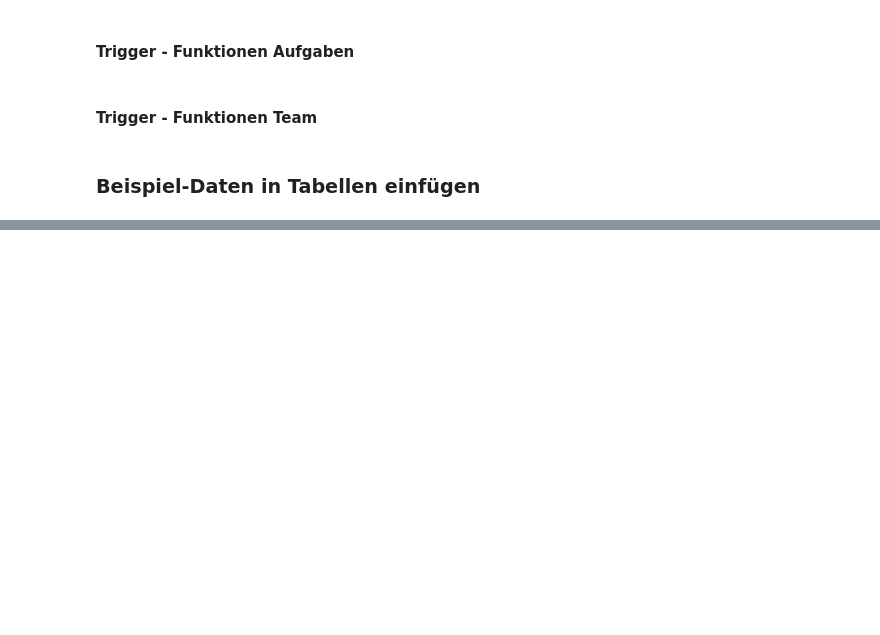
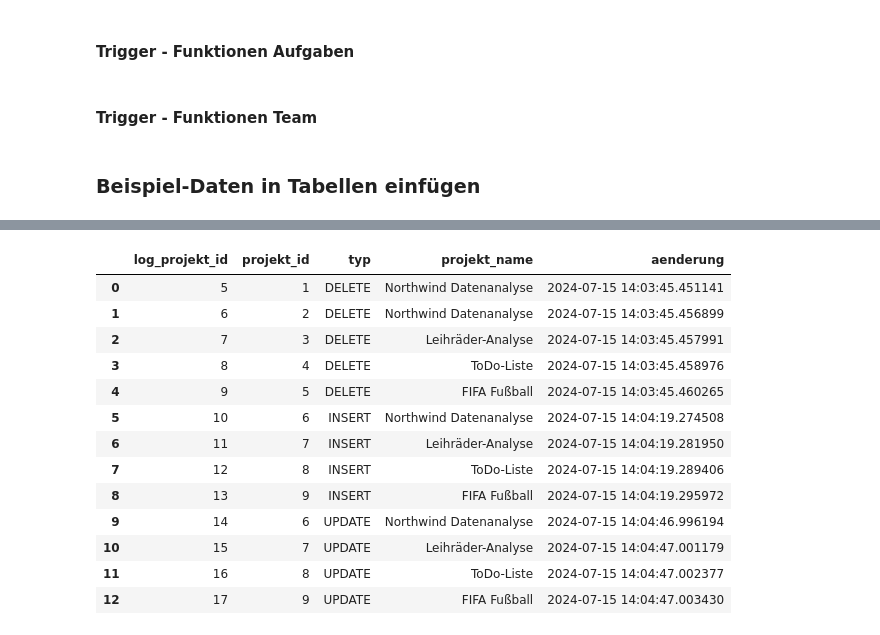
Before and after one commit to lisabeller/Praxisprojekt-SQL-Datenbank-todo-Liste, a Jupyter notebook: 202407_Datenbanken_SQL_Abschlussprojekt_LB.ipynb, the cells around one changed output, grey strips where cells are left out. Cells and saved outputs as stored; diff of their text form; code cells hidden in the pictures; blank space fills up the shorter version.

```diff
--- a/202407_Datenbanken_SQL_Abschlussprojekt_LB.ipynb
+++ b/202407_Datenbanken_SQL_Abschlussprojekt_LB.ipynb
@@ -639,0 +645,5 @@ aufgabe_9.insert()
+# %%
+with sa_eng.connect() as con:
+    aufgaben = pd.read_sql('aufgaben', con)
+
+aufgaben
@@ -639,0 +661,5 @@ aufgabe_9.insert()
+# %%
+with sa_eng.connect() as con:
+    projekte = pd.read_sql('projekte', con)
+
+projekte
@@ -639,0 +672,5 @@ aufgabe_9.insert()
+# %%
+with sa_eng.connect() as con:
+    team = pd.read_sql('team', con)
+
+team
@@ -639,0 +684,5 @@ aufgabe_9.insert()
+# %%
+with sa_eng.connect() as con:
+    team_log = pd.read_sql('team_log', con)
+
+team_log
@@ -639,0 +706,20 @@ aufgabe_9.insert()
+# %%
+with sa_eng.connect() as con:
+    projekte_log = pd.read_sql('projekte_log', con)
+
+projekte_log
+# %% [output]
+|  | log_projekt_id | projekt_id | typ | projekt_name | aenderung |
+| 0 | 5 | 1 | DELETE | Northwind Datenanalyse | 2024-07-15 14:03:45.451141 |
+| 1 | 6 | 2 | DELETE | Northwind Datenanalyse | 2024-07-15 14:03:45.456899 |
+| 2 | 7 | 3 | DELETE | Leihräder-Analyse | 2024-07-15 14:03:45.457991 |
+| 3 | 8 | 4 | DELETE | ToDo-Liste | 2024-07-15 14:03:45.458976 |
+| 4 | 9 | 5 | DELETE | FIFA Fußball | 2024-07-15 14:03:45.460265 |
+| 5 | 10 | 6 | INSERT | Northwind Datenanalyse | 2024-07-15 14:04:19.274508 |
+| 6 | 11 | 7 | INSERT | Leihräder-Analyse | 2024-07-15 14:04:19.281950 |
+| 7 | 12 | 8 | INSERT | ToDo-Liste | 2024-07-15 14:04:19.289406 |
+| 8 | 13 | 9 | INSERT | FIFA Fußball | 2024-07-15 14:04:19.295972 |
+| 9 | 14 | 6 | UPDATE | Northwind Datenanalyse | 2024-07-15 14:04:46.996194 |
+| 10 | 15 | 7 | UPDATE | Leihräder-Analyse | 2024-07-15 14:04:47.001179 |
+| 11 | 16 | 8 | UPDATE | ToDo-Liste | 2024-07-15 14:04:47.002377 |
+| 12 | 17 | 9 | UPDATE | FIFA Fußball | 2024-07-15 14:04:47.003430 |
```
Also changed, not shown: parts of 8 cells of this notebook.
